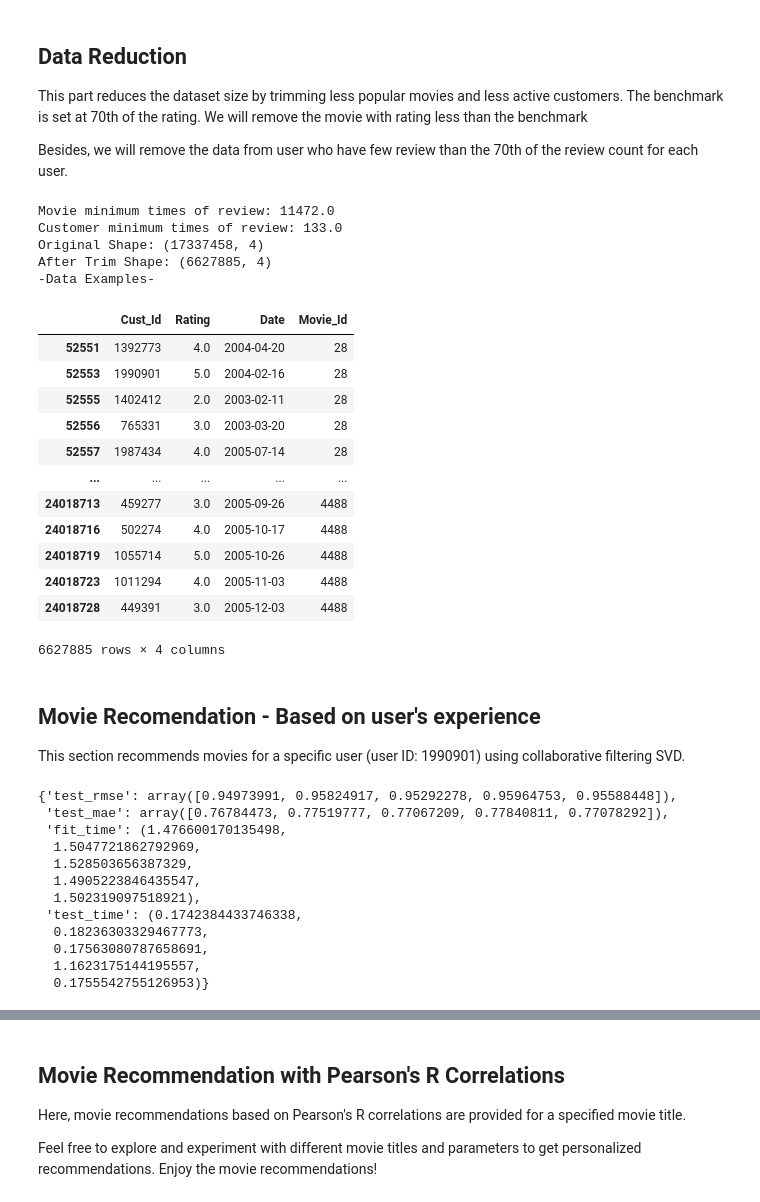
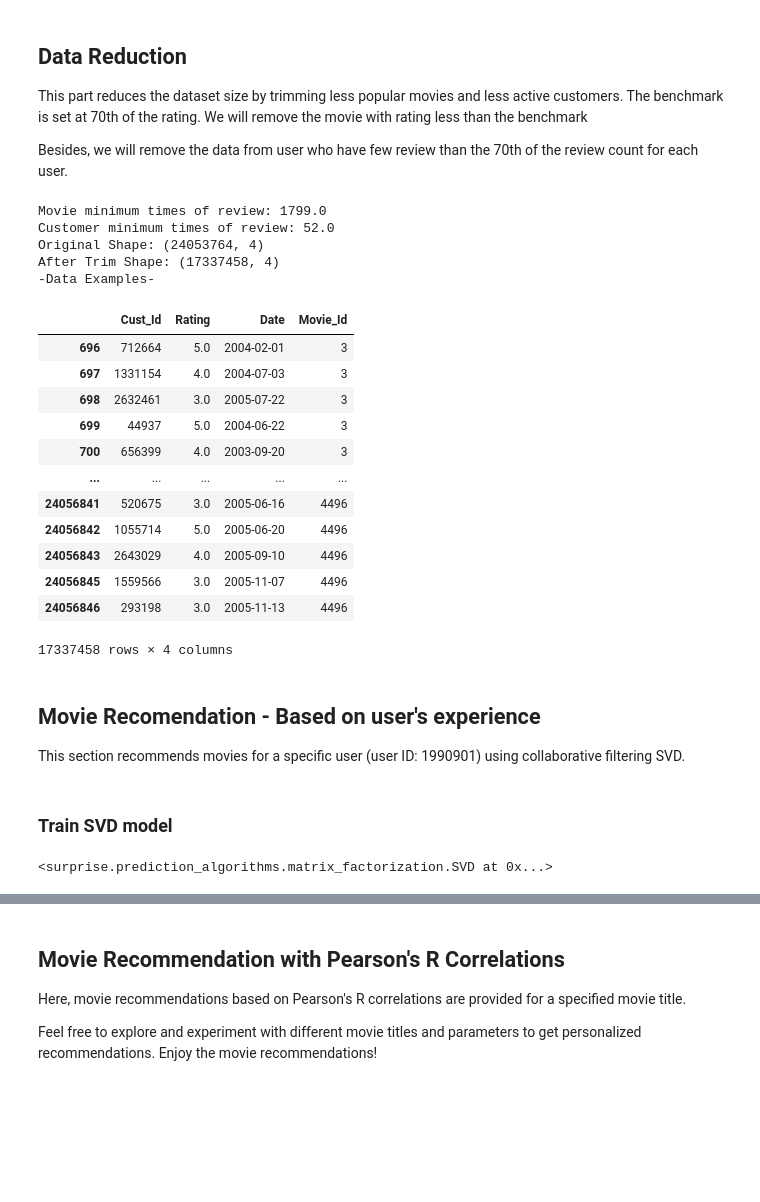
Before and after one commit to tqv24/Netflix-Recommendation-System-with-Collaborative-filtering-, a Jupyter notebook: netflix-movie-recommendation-system.ipynb, the cells around one changed output, grey strips where cells are left out. Cells and saved outputs as stored; diff of their text form; code cells hidden in the pictures; blank space fills up the shorter version.

```diff
--- a/netflix-movie-recommendation-system.ipynb
+++ b/netflix-movie-recommendation-system.ipynb
@@ -55,6 +56,7 @@ df1['Movie_Id'] = df1['Cust_Id'].apply(lambda x: str(x).split(":")[0] if ':' in
 df1['Movie_Id'] = df1['Movie_Id'].ffill()
 df1 = df1.dropna()
 
+df1['Cust_Id'] = df1['Cust_Id'].astype('Int64')
 df1['Movie_Id'] = df1['Movie_Id'].astype('Int64')
 df1['Rating'] = df1['Rating'].astype(float)
 df1['Date'] = pd.to_datetime(df1['Date'])
@@ -179,61 +139,58 @@ We will remove the movie with rating less than the benchmark
 
 Besides, we will remove the data from user who have few review than the 70th of the review count for each user.
 # %%
+df = df1
 df_movie_summary = df.groupby('Movie_Id')['Rating'].agg(['count','mean'])
 movie_benchmark = round(df_movie_summary['count'].quantile(0.7),0)
 drop_movie_list = df_movie_summary[df_movie_summary['count'] < movie_benchmark].index
 print('Movie minimum times of review: {}'.format(movie_benchmark))
 
 df_cust_summary = df.groupby('Cust_Id')['Rating'].agg(['count','mean'])
 cust_benchmark = round(df_cust_summary['count'].quantile(0.7),0)
 drop_cust_list = df_cust_summary[df_cust_summary['count'] < cust_benchmark].index
 print('Customer minimum times of review: {}'.format(cust_benchmark))
 
 
 print('Original Shape: {}'.format(df.shape))
 df = df[~df['Movie_Id'].isin(drop_movie_list)]
 df = df[~df['Cust_Id'].isin(drop_cust_list)]
 print('After Trim Shape: {}'.format(df.shape))
 print('-Data Examples-')
 display(df)
 # %% [output]
-Movie minimum times of review: 11472.0
-Customer minimum times of review: 133.0
-Original Shape: (17337458, 4)
-After Trim Shape: (6627885, 4)
+Movie minimum times of review: 1799.0
+Customer minimum times of review: 52.0
+Original Shape: (24053764, 4)
+After Trim Shape: (17337458, 4)
 -Data Examples-
 |  | Cust_Id | Rating | Date | Movie_Id |
-| 52551 | 1392773 | 4.0 | 2004-04-20 | 28 |
-| 52553 | 1990901 | 5.0 | 2004-02-16 | 28 |
-| 52555 | 1402412 | 2.0 | 2003-02-11 | 28 |
-| 52556 | 765331 | 3.0 | 2003-03-20 | 28 |
-| 52557 | 1987434 | 4.0 | 2005-07-14 | 28 |
+| 696 | 712664 | 5.0 | 2004-02-01 | 3 |
+| 697 | 1331154 | 4.0 | 2004-07-03 | 3 |
+| 698 | 2632461 | 3.0 | 2005-07-22 | 3 |
+| 699 | 44937 | 5.0 | 2004-06-22 | 3 |
+| 700 | 656399 | 4.0 | 2003-09-20 | 3 |
 | ... | ... | ... | ... | ... |
-| 24018713 | 459277 | 3.0 | 2005-09-26 | 4488 |
-| 24018716 | 502274 | 4.0 | 2005-10-17 | 4488 |
-| 24018719 | 1055714 | 5.0 | 2005-10-26 | 4488 |
-| 24018723 | 1011294 | 4.0 | 2005-11-03 | 4488 |
-| 24018728 | 449391 | 3.0 | 2005-12-03 | 4488 |
+| 24056841 | 520675 | 3.0 | 2005-06-16 | 4496 |
+| 24056842 | 1055714 | 5.0 | 2005-06-20 | 4496 |
+| 24056843 | 2643029 | 4.0 | 2005-09-10 | 4496 |
+| 24056845 | 1559566 | 3.0 | 2005-11-07 | 4496 |
+| 24056846 | 293198 | 3.0 | 2005-11-13 | 4496 |
-6627885 rows × 4 columns
+17337458 rows × 4 columns
 # %% [markdown]
 ## Movie Recomendation - Based on user's experience
 This section recommends movies for a specific user (user ID: 1990901) using collaborative filtering SVD.
+# %% [markdown]
+### Train SVD model
 # %%
+# Load the data to Reader and apply cross_val to the model prediction
 reader = Reader()
-# get just top 100K rows for faster run time
 data = Dataset.load_from_df(df[['Cust_Id', 'Movie_Id', 'Rating']][:100000], reader)
 svd = SVD()
+
 cross_validate(svd, data, measures=['RMSE', 'MAE'])
+
+# Fit the full dataset to SVD model
+trainset = data.build_full_trainset()
+svd.fit(trainset)
 # %% [output]
-{'test_rmse': array([0.94973991, 0.95824917, 0.95292278, 0.95964753, 0.95588448]),
- 'test_mae': array([0.76784473, 0.77519777, 0.77067209, 0.77840811, 0.77078292]),
- 'fit_time': (1.476600170135498,
-  1.5047721862792969,
-  1.528503656387329,
-  1.4905223846435547,
-  1.502319097518921),
- 'test_time': (0.1742384433746338,
-  0.18236303329467773,
-  0.17563080787658691,
-  1.1623175144195557,
-  0.1755542755126953)}
+<surprise.prediction_algorithms.matrix_factorization.SVD at 0x...>
```
Also changed, not shown: parts of 11 cells of this notebook.
